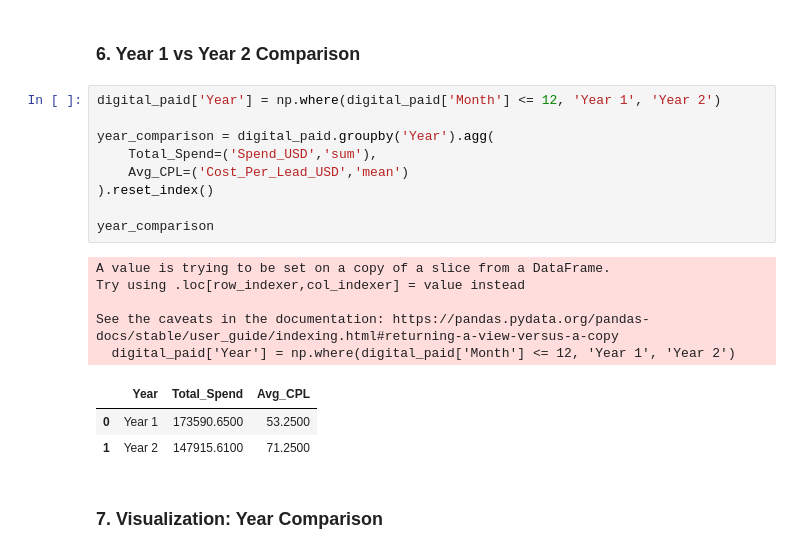
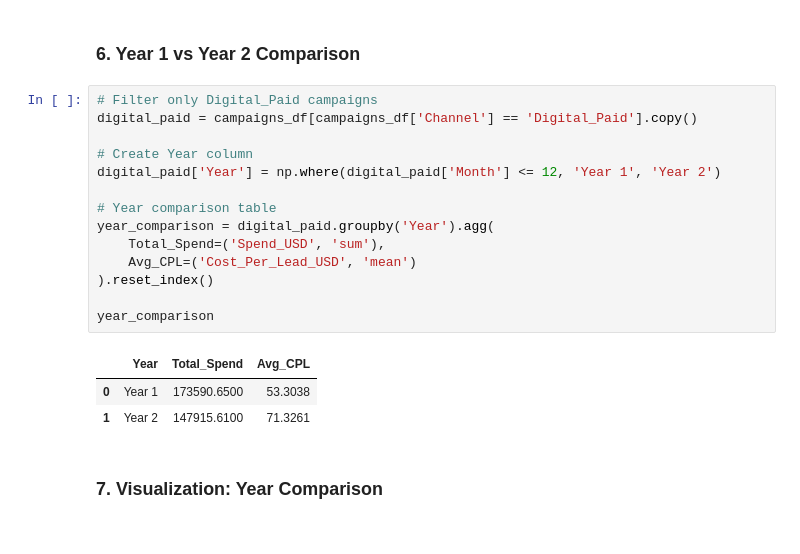
Before and after one commit to hawa1983/MG-628, a Jupyter notebook: Midterm_Regression_Project.ipynb, the cells around one changed output. Drawn from its saved outputs; the diff is of its cells as text.

```diff
--- a/Midterm_Regression_Project.ipynb
+++ b/Midterm_Regression_Project.ipynb
@@ -569,23 +569,23 @@ if 'Month' in campaigns_df.columns:
 # %% [markdown]
 ### 6. Year 1 vs Year 2 Comparison
 # %%
+# Filter only Digital_Paid campaigns
+digital_paid = campaigns_df[campaigns_df['Channel'] == 'Digital_Paid'].copy()
+
+# Create Year column
 digital_paid['Year'] = np.where(digital_paid['Month'] <= 12, 'Year 1', 'Year 2')
 
+# Year comparison table
 year_comparison = digital_paid.groupby('Year').agg(
-    Total_Spend=('Spend_USD','sum'),
-    Avg_CPL=('Cost_Per_Lead_USD','mean')
+    Total_Spend=('Spend_USD', 'sum'),
+    Avg_CPL=('Cost_Per_Lead_USD', 'mean')
 ).reset_index()
 
 year_comparison
 # %% [output]
-A value is trying to be set on a copy of a slice from a DataFrame.
-Try using .loc[row_indexer,col_indexer] = value instead
-
-See the caveats in the documentation: https://pandas.pydata.org/pandas-docs/stable/user_guide/indexing.html#returning-a-view-versus-a-copy
-  digital_paid['Year'] = np.where(digital_paid['Month'] <= 12, 'Year 1', 'Year 2')
 |  | Year | Total_Spend | Avg_CPL |
-| 0 | Year 1 | 173590.6500 | 53.2500 |
-| 1 | Year 2 | 147915.6100 | 71.2500 |
+| 0 | Year 1 | 173590.6500 | 53.3038 |
+| 1 | Year 2 | 147915.6100 | 71.3261 |
 # %% [markdown]
 ### 7. Visualization: Year Comparison
 # %% [markdown]
```
Also changed, not shown: parts of 20 cells of this notebook.
